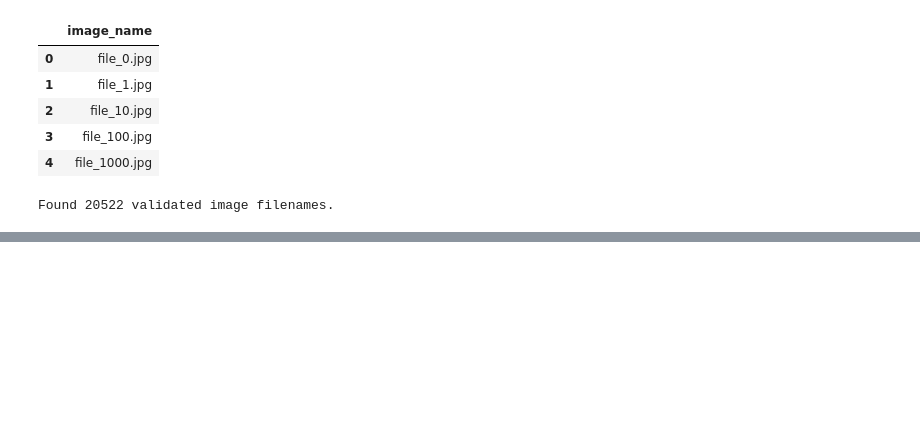
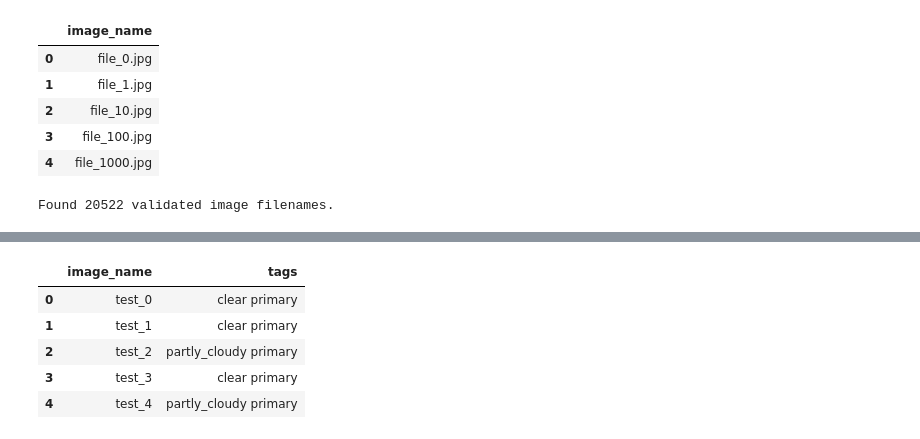
Before and after one commit to axshay007/Stage_D_assignment_sol_, a Jupyter notebook: Stage_D_Kaggle_sol.ipynb, the cells around one changed output, grey strips where cells are left out. Drawn from its saved outputs; the diff is of its cells as text; code cells hidden in the pictures; blank space fills up the shorter version.

```diff
--- a/Stage_D_Kaggle_sol.ipynb
+++ b/Stage_D_Kaggle_sol.ipynb
@@ -374,0 +361,11 @@ last_result.to_csv('submission13.csv', index = False)
+# %%
+
+lastresult['image_name'] = lastresult['image_name'].apply(lambda x: x[:-4])
+lastresult.head()
+# %% [output]
+|  | image_name | tags |
+| 0 | test_0 | clear primary |
+| 1 | test_1 | clear primary |
+| 2 | test_2 | partly_cloudy primary |
+| 3 | test_3 | clear primary |
+| 4 | test_4 | partly_cloudy primary |
```
Also changed, not shown: parts of 36 cells of this notebook.
